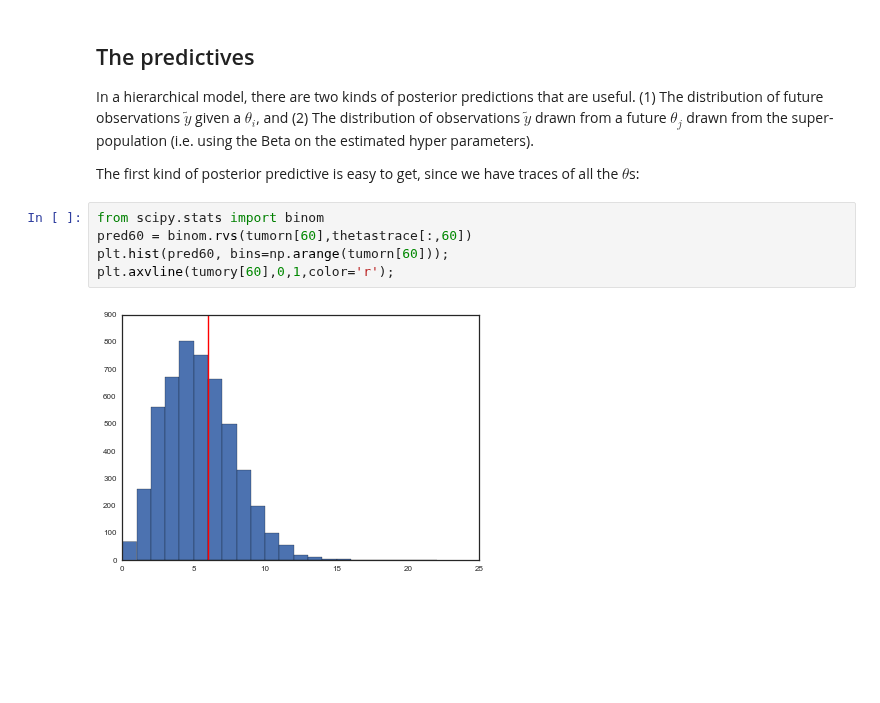
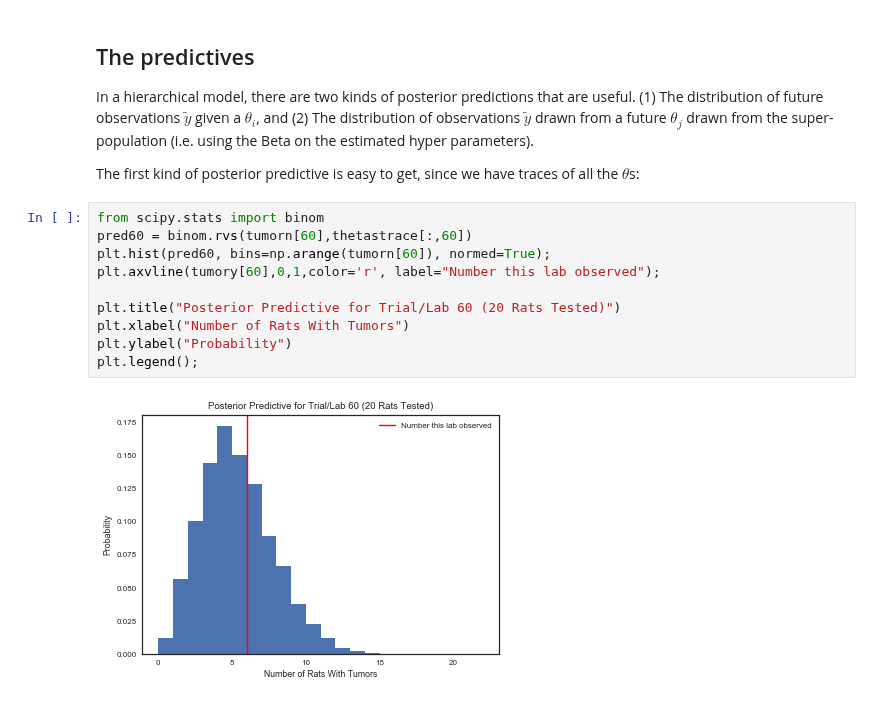
Before and after one commit to wclaybaugh/2017, a Jupyter notebook: wiki/tumorlab.ipynb, the cells around one changed output. Saved outputs shown, nothing was run; the diff lists cells and outputs as text; blank space fills up the shorter version.

```diff
--- a/wiki/tumorlab.ipynb
+++ b/wiki/tumorlab.ipynb
@@ -448,7 +360,12 @@ The first kind of posterior predictive is easy to get, since we have traces of a
 # %%
 from scipy.stats import binom
 pred60 = binom.rvs(tumorn[60],thetastrace[:,60])
-plt.hist(pred60, bins=np.arange(tumorn[60]));
-plt.axvline(tumory[60],0,1,color='r');
+plt.hist(pred60, bins=np.arange(tumorn[60]), normed=True);
+plt.axvline(tumory[60],0,1,color='r', label="Number this lab observed");
+
+plt.title("Posterior Predictive for Trial/Lab 60 (20 Rats Tested)")
+plt.xlabel("Number of Rats With Tumors")
+plt.ylabel("Probability")
+plt.legend();
 # %% [output]
-[figure, old version]
+[figure, new version]
```
Also changed, not shown: parts of 34 cells of this notebook, 3 other files.
